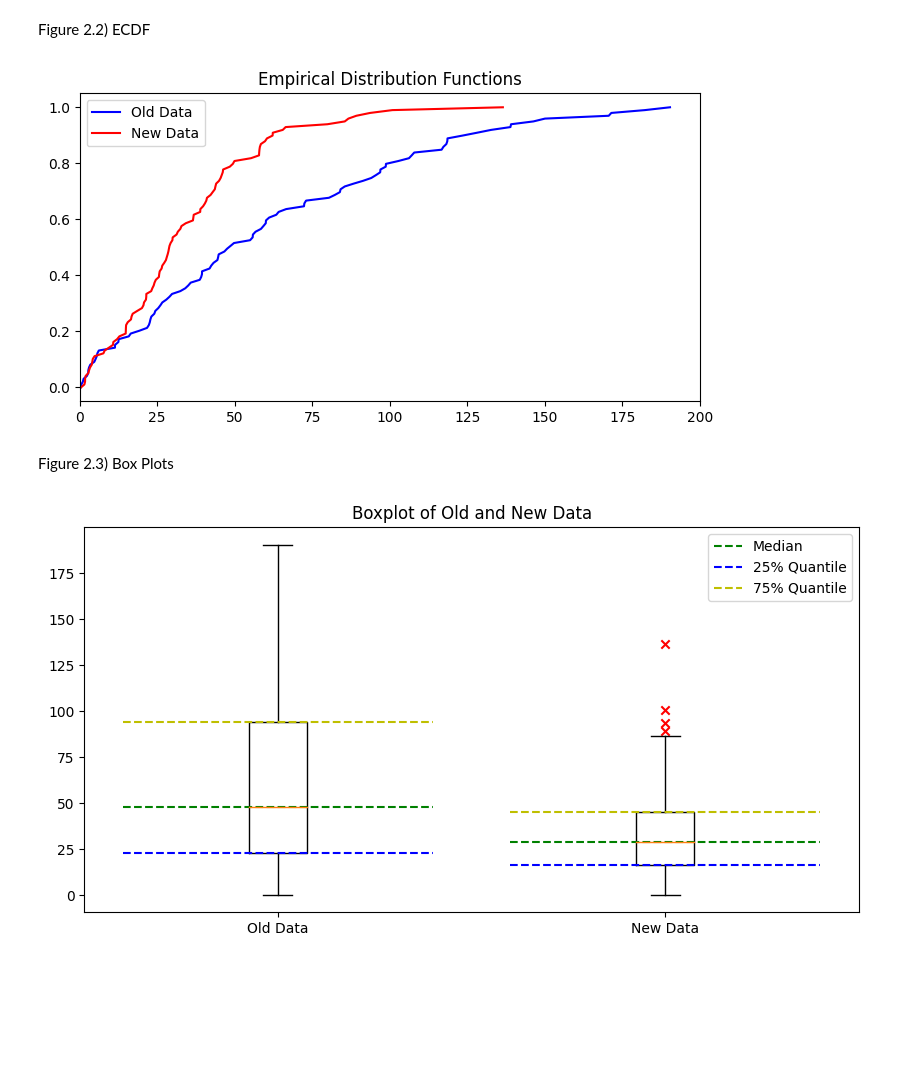
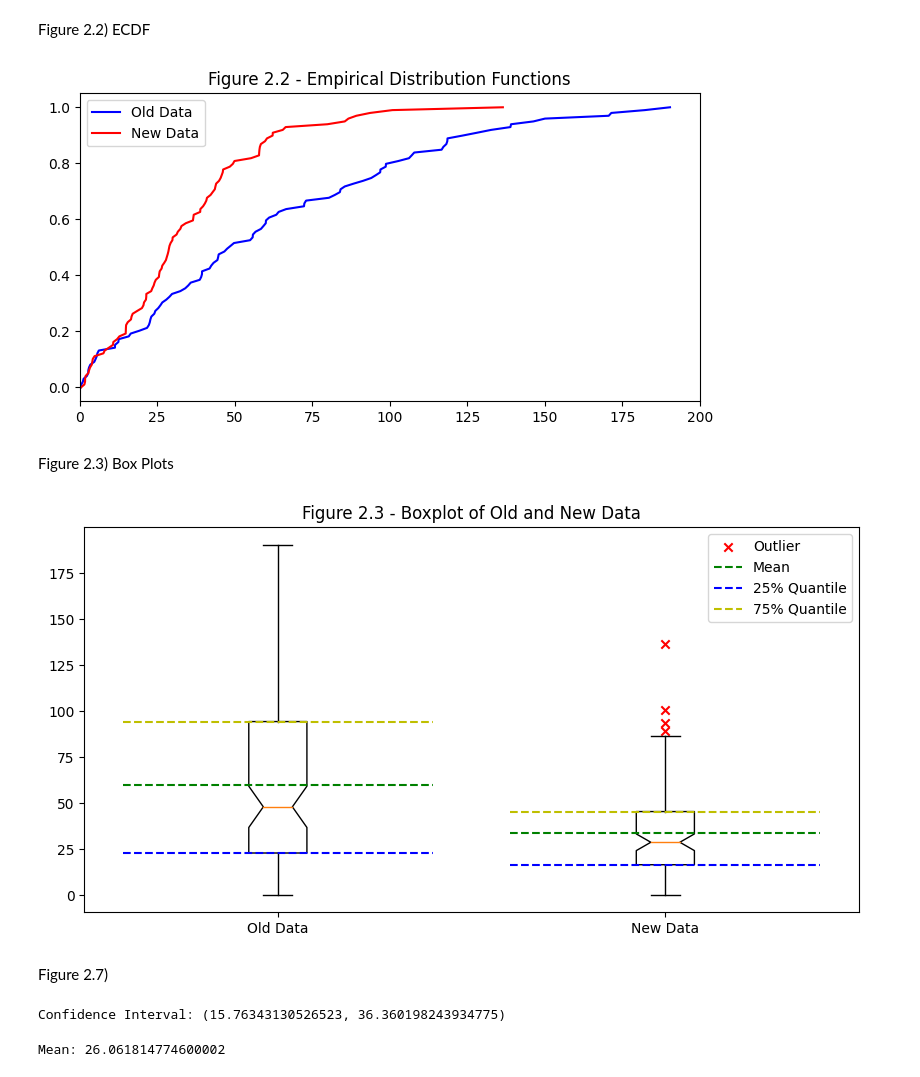
Before and after one commit to cemreaka/Network-Analysis-and-Simulation, a Jupyter notebook: HW1/hw1.ipynb, the cells around one changed output. Drawn from its saved outputs; the diff is of its cells as text; code cells hidden in the pictures; blank space fills up the shorter version.

```diff
--- a/HW1/hw1.ipynb
+++ b/HW1/hw1.ipynb
@@ -61,21 +62,21 @@ plt.plot(x1, y1_norm, 'b', label = 'Old Data')
 plt.plot(x2, y2_norm, 'r', label = 'New Data')
 plt.xlim([0, 200])
 plt.legend()
-plt.title('Empirical Distribution Functions')
+plt.title('Figure 2.2 - Empirical Distribution Functions')
 plt.show()
 # %% [output]
-[figure, old version]
+[figure, new version]
 # %% [markdown]
 <span style="font-size: 100%;"> Figure 2.3) Box Plots<span>
 # %%
-median_old = np.median(fig_2_1_old)
+mean_old = np.mean(fig_2_1_old)
 q1_old, q3_old = np.percentile(fig_2_1_old, [25, 75])
 iqr_old = q3_old - q1_old
 l_bound_old = q1_old - 1.5 * iqr_old
 u_bound_old = q3_old + 1.5 * iqr_old
 outliers_old = fig_2_1_old[(fig_2_1_old < l_bound_old) | (fig_2_1_old > u_bound_old)]
 # %%
-median_new = np.median(fig_2_1_new)
+mean_new = np.mean(fig_2_1_new)
 q1_new, q3_new = np.percentile(fig_2_1_new, [25, 75])
 iqr_new = q3_new - q1_new
 l_bound_new = q1_new - 1.5 * iqr_new
@@ -84,22 +85,41 @@ outliers_new = fig_2_1_new[(fig_2_1_new < l_bound_new) | (fig_2_1_new > u_bound_
 # %%
 fig, ax = plt.subplots(figsize = (10, 5))
 
-bp1 = ax.boxplot(fig_2_1_old, positions=[0.5], showfliers = False)
-ax.scatter(np.ones_like(outliers_old) * 0.5, outliers_old, color = 'r', marker = 'x')
-ax.axhline(y = median_old, color = 'g', linestyle = '--', xmin = 0.05, xmax = 0.45, label = 'Median')
+ax.boxplot(fig_2_1_old, positions=[0.5], showfliers = False, notch = True)
+ax.scatter(np.ones_like(outliers_old) * 0.5, outliers_old, color = 'r', marker = 'x', label = 'Outlier')
+ax.axhline(y = mean_old, color = 'g', linestyle = '--', xmin = 0.05, xmax = 0.45, label = 'Mean')
 ax.axhline(y = q1_old, color ='b', linestyle = '--', xmin = 0.05, xmax = 0.45, label = '25% Quantile')
 ax.axhline(y = q3_old, color = 'y', linestyle = '--', xmin = 0.05, xmax = 0.45, label = '75% Quantile')
 
-bp2 = ax.boxplot(fig_2_1_new, positions = [1.5], showfliers = False)
+ax.boxplot(fig_2_1_new, positions = [1.5], showfliers = False, notch = True)
 ax.scatter(np.ones_like(outliers_new) * 1.5, outliers_new, color = 'r', marker = 'x')
-ax.axhline(y = median_new, color = 'g', linestyle = '--', xmin = 0.55, xmax = 0.95)
+ax.axhline(y = mean_new, color = 'g', linestyle = '--', xmin = 0.55, xmax = 0.95)
 ax.axhline(y = q1_new, color = 'b', linestyle = '--', xmin = 0.55, xmax = 0.95)
 ax.axhline(y = q3_new, color = 'y', linestyle = '--', xmin = 0.55, xmax = 0.95)
 
 ax.set_xticks([0.5, 1.5])
 ax.legend()
 ax.set_xticklabels(['Old Data', 'New Data'])
-ax.set_title('Boxplot of Old and New Data')
+ax.set_title('Figure 2.3 - Boxplot of Old and New Data')
 plt.show()
 # %% [output]
-[figure, old version]
+[figure, new version]
+# %% [markdown]
+<span style="font-size: 100%;"> Figure 2.7)<span>
+# %%
+# Reduction in run time (in ms)
+rir_data = fig_2_1_old - fig_2_1_new
+c_i = scipy.stats.t.interval(confidence = 0.95, df = len(rir_data) - 1, loc = np.mean(rir_data), scale=scipy.stats.sem(rir_data))
+print("Confidence Interval: " +str(c_i))
+# %% [output]
+Confidence Interval: (15.76343130526523, 36.360198243934775)
+# %%
+mean_rir = np.mean(rir_data)
+q1_rir, q3_rir = np.percentile(rir_data, [25, 75])
+iqr_rir = q3_rir - q1_rir
+l_bound_rir = q1_rir - 1.5 * iqr_rir
+u_bound_rir = q3_rir + 1.5 * iqr_rir
+outliers_rir = rir_data[(rir_data < l_bound_rir) | (rir_data > u_bound_rir)]
+print("Mean: " + str(mean_rir))
+# %% [output]
+Mean: 26.061814774600002
```
Also changed, not shown: parts of 2 cells of this notebook.
